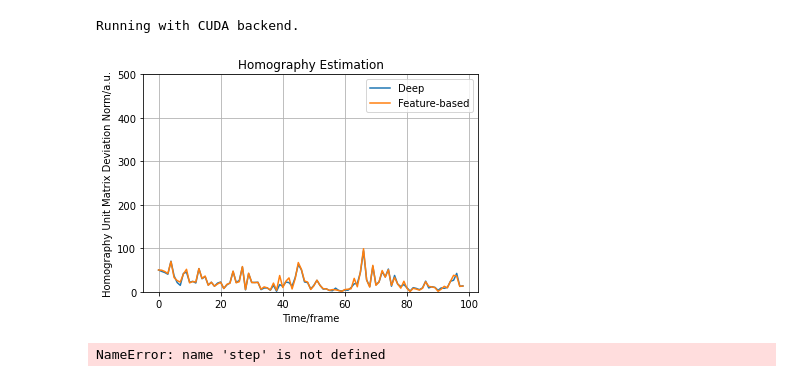
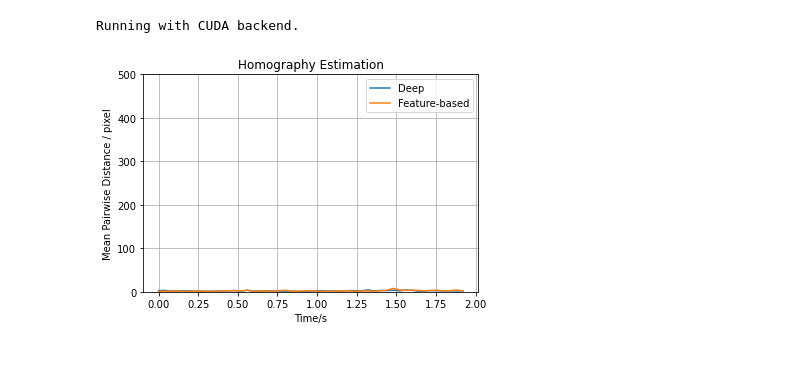
Before and after one commit to RViMLab/MICCAI2023-Camera-Motion-Prediction, a Jupyter notebook: notebooks/21_01_01_annotate_homographies.ipynb, the cells around one changed output. Saved outputs shown, nothing was run; the diff lists cells and outputs as text; code cells hidden in the pictures.

```diff
--- a/notebooks/21_01_01_annotate_homographies.ipynb
+++ b/notebooks/21_01_01_annotate_homographies.ipynb
@@ -104,7 +104,7 @@ import time
 from datasets import VideoDataset
 from utils.processing import FeatureHomographyEstimation
 from utils.transforms import anyDictListToCompose
-from utils.io import load_pickle, save_pickle
+from utils.io import load_pickle, save_pickle, generate_path
 
 
 meta_df = 'cholec80_dummy_transforms.pkl'
@@ -132,11 +132,11 @@ else:
 
 
 # create video dataset and dataloader
-clip_length_in_frames = 100
-frame_rate = 5
+clip_length_in_frames = 50
+frame_rate = 25
 frames_between_clips = clip_length_in_frames - 1
 precomputed_metadata = test_metadata
-num_workers = 8
+num_workers = 2
 pre_transforms = test_pre_transforms
 aug_transforms = test_aug_transforms
 seeds = True
@@ -167,6 +167,8 @@ vid_dl = DataLoader(
     drop_last=drop_last
 )
 
+print(len(vid_dl))
+
 # classical esimation
 with_feature_estimation = True
 fd = cv2.xfeatures2d.SIFT_create()
@@ -179,8 +181,8 @@ max_clips = int(min(max_clips, len(vid_dl)))
 out_idx = 0
 
 # live plot of homography norm
-dH_list = []
-dH_ft_list = []
+duv_list = []
+duv_ft_list = []
 
 def live_plot(x, y_0, y_1=None):
     clear_output(wait=True)
@@ -191,8 +193,8 @@ def live_plot(x, y_0, y_1=None):
         plt.plot(x, y_1, label='Feature-based')
     plt.title('Homography Estimation')
     plt.legend(loc='upper right')
-    plt.xlabel('Time/frame')
-    plt.ylabel('Homography Unit Matrix Deviation Norm/a.u.')
+    plt.xlabel('Time/s')
+    plt.ylabel('Mean Pairwise Distance / pixel')
     plt.grid()
     plt.show()
 
@@ -229,11 +231,11 @@ for batch_idx, batch in enumerate(vid_dl):
                 wrp_ft = cv2.warpPerspective(frames_i[idx], H_ft, (frames_i[idx].shape[1], frames_i[idx].shape[0]))
 
             if H_ft is not None:
-                dH_ft_norm = np.linalg.norm(H_ft - np.eye(3))
+                duv_ft_form = np.linalg.norm(duv_ft, axis=1).mean()
             else:
-                dH_ft_norm = np.inf
+                duv_ft_form = np.inf
 
-            dH_ft_list.append(dH_ft_norm)
+            duv_ft_list.append(duv_ft_form)
 
             # save results
             df = df.append({
@@ -253,45 +255,51 @@ for batch_idx, batch in enumerate(vid_dl):
                 'H_ft': None
             }, ignore_index=True)
 
-        # create moving plot of homography norm
-        dH_norm = np.linalg.norm(Hs[idx].cpu().numpy()-np.eye(3))
+        # create moving plot of homography normout_path
+        duv_norm = np.linalg.norm(duvs[idx].cpu().numpy(), axis=1).mean()
 
-        dH_list.append(dH_norm)
-        if len(dH_list) == clip_length_in_frames:
-            dH_list.pop(0)
+        duv_list.append(duv_norm)
+        if len(duv_list) == clip_length_in_frames:
+            duv_list.pop(0)
             if with_feature_estimation:
-                dH_ft_list.pop(0)
+                duv_ft_list.pop(0)
         if with_feature_estimation:
-            live_plot(np.arange(len(dH_list)), dH_list, dH_ft_list)
+            live_plot(np.arange(len(duv_list))/frame_rate, duv_list, duv_ft_list)
         else:
-            live_plot(np.arange(len(dH_list)), dH_list)
+            live_plot(np.arange(len(duv_list))/frame_rate, duv_list)
 
         # plot blends with and without warp
         down_scale = 1.
         blend0 = yt_alpha_blend(frames_ips[idx], w)
         blend1 = yt_alpha_blend(frames_ips[idx], frames_i[idx])
         blend0 = cv2.resize(blend0, (int(blend0.shape[1]/down_scale), int(blend0.shape[0]/down_scale)))
         blend1 = cv2.resize(blend1, (int(blend1.shape[1]/down_scale), int(blend1.shape[0]/down_scale)))
 
         if with_feature_estimation:
             if H_ft is not None:
                 blend2 = yt_alpha_blend(frames_ips[idx], wrp_ft)
                 blend2 = cv2.resize(blend2, (int(blend2.shape[1]/down_scale), int(blend2.shape[0]/down_scale)))
             else:
                 blend2 = cv2.resize(frames_ips[idx], (int(frames_ip1[idx].shape[1]/down_scale), int(frames_ip1[idx].shape[0]/down_scale)))
             composite = np.concatenate([blend1, blend2, blend0], axis=1)  # none, classical, deep
         else:
             composite = np.concatenate([blend1, blend0], axis=1)  # none, deep
+
+        # show image
         cv2.imshow('composite', composite)
         cv2.waitKey()
-        # cv2.imwrite('out/homography_annotation/img/step_{}/alpha_blend_{}.jpg'.format(step, out_idx), composite*255)
+
+        # # save image
+        # out_path = 'out/homography_annotation/img/re_sample_frame_rate_{}'.format(frame_rate)
+        # if not os.path.exists(out_path):
+        #     generate_path(out_path)
+        # cv2.imwrite(os.path.join(out_path, 'alpha_blend_{}.jpg'.format(out_idx)), composite*255)
         out_idx += 1
 cv2.destroyAllWindows()
 
-df.to_pickle('H_{}.pkl'.format(step))
+df.to_pickle('H_re_sample_frame_rate_{}.pkl'.format(frame_rate))
 # %% [output]
-[figure, old version]
+[figure, new version]
-NameError: name 'step' is not defined
 # %%
 import matplotlib as mpl
 mpl.rcParams['text.usetex'] = True
```
Also changed, not shown: parts of 1 cell of this notebook.
